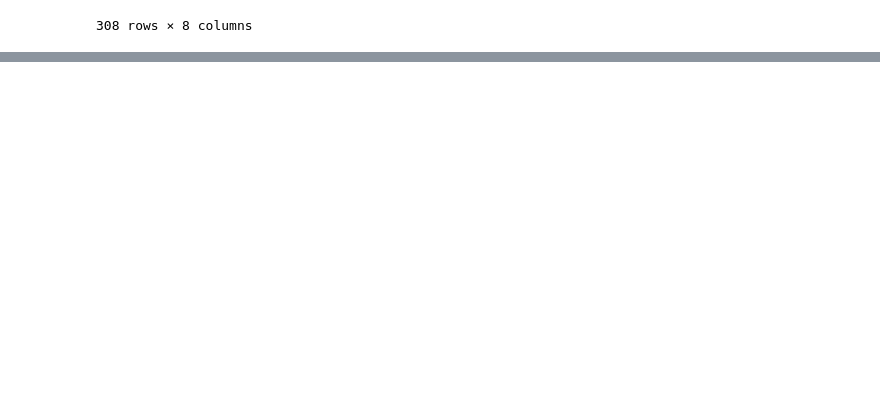
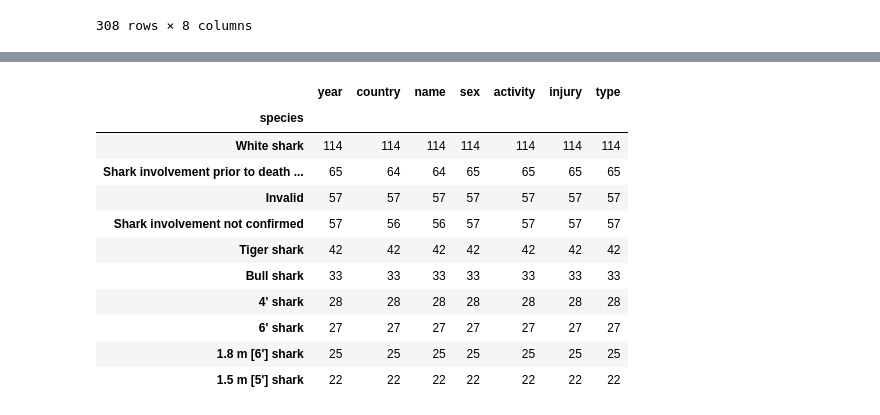
Before and after one commit to LucasAPerfeito/Project-Shark-Attack, a Jupyter notebook: Projeto - Shark Attack.ipynb, the cells around one changed output, grey strips where cells are left out. Drawn from its saved outputs; the diff is of its cells as text; code cells hidden in the pictures; blank space fills up the shorter version.

```diff
--- a/Projeto - Shark Attack.ipynb
+++ b/Projeto - Shark Attack.ipynb
@@ -708,0 +646,15 @@ dicionario1 = {'white' : 'white shark', 'tiger' : 'tiger shark', 'shortfin' : 'm
+# %%
+df3[df3['sex'] == 'M'].groupby('species').count().sort_values(by = 'year', ascending = False).head(10)
+# %% [output]
+|  | year | country | name | sex | activity | injury | type |
+| species |  |  |  |  |  |  |  |
+| White shark | 114 | 114 | 114 | 114 | 114 | 114 | 114 |
+| Shark involvement prior to death ... | 65 | 64 | 64 | 65 | 65 | 65 | 65 |
+| Invalid | 57 | 57 | 57 | 57 | 57 | 57 | 57 |
+| Shark involvement not confirmed | 57 | 56 | 56 | 57 | 57 | 57 | 57 |
+| Tiger shark | 42 | 42 | 42 | 42 | 42 | 42 | 42 |
+| Bull shark | 33 | 33 | 33 | 33 | 33 | 33 | 33 |
+| 4' shark | 28 | 28 | 28 | 28 | 28 | 28 | 28 |
+| 6' shark | 27 | 27 | 27 | 27 | 27 | 27 | 27 |
+| 1.8 m [6'] shark | 25 | 25 | 25 | 25 | 25 | 25 | 25 |
+| 1.5 m [5'] shark | 22 | 22 | 22 | 22 | 22 | 22 | 22 |
```
Also changed, not shown: parts of 84 cells of this notebook.
